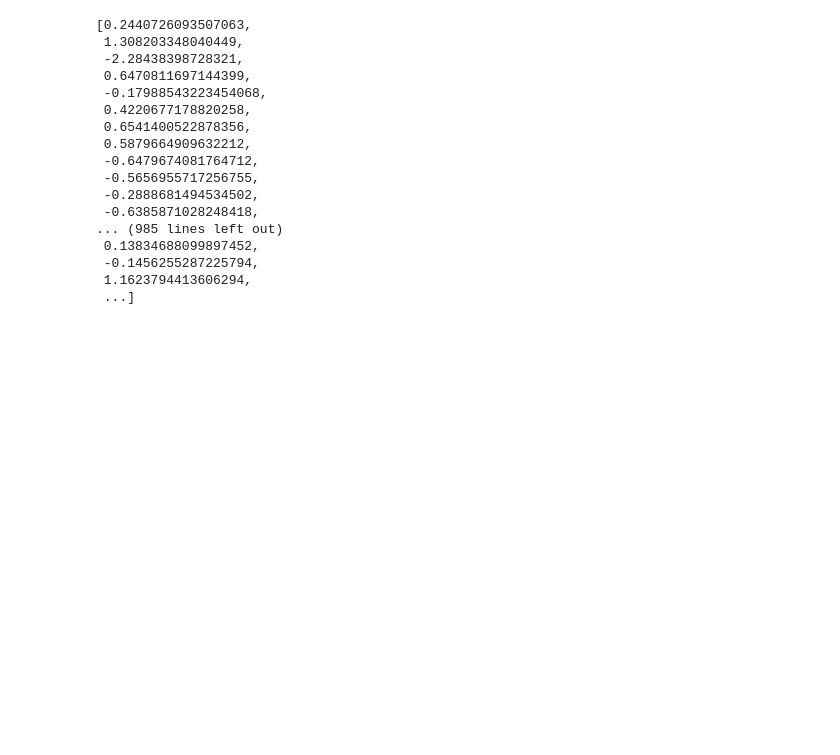
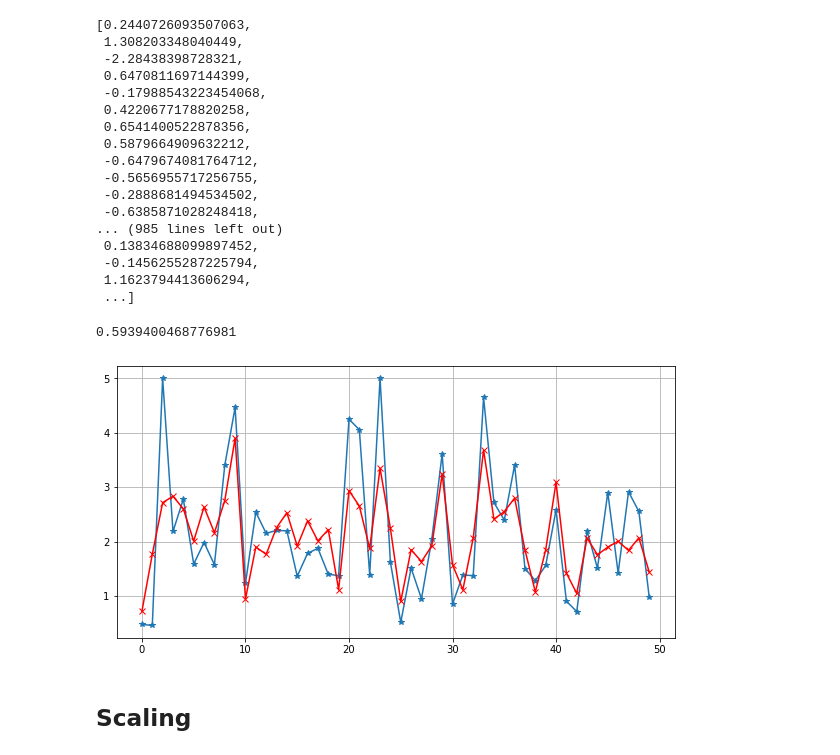
Before and after one commit to parshvjn/Introduction-to-AI, a Jupyter notebook: Linear Regression.ipynb, the cells around one changed output. Cells and saved outputs as stored; diff of their text form; code cells hidden in the pictures; blank space fills up the shorter version.

```diff
--- a/Linear Regression.ipynb
+++ b/Linear Regression.ipynb
@@ -160,3 +139,16 @@ resultDiffs
  -0.1456255287225794,
  1.1623794413606294,
  ...]
+# %%
+lg.score(feature_test, target_test)
+# %% [output]
+0.5939400468776981
+# %%
+plt.figure(figsize=(10,5))
+plt.plot(targetTestList[:50], marker = "*")
+plt.plot(predictedList[:50], color = 'red', marker = "x")
+plt.grid()
+# %% [output]
+[figure, added]
+# %% [markdown]
+## Scaling
```
Also changed, not shown: parts of 11 cells of this notebook, 1 other file.
